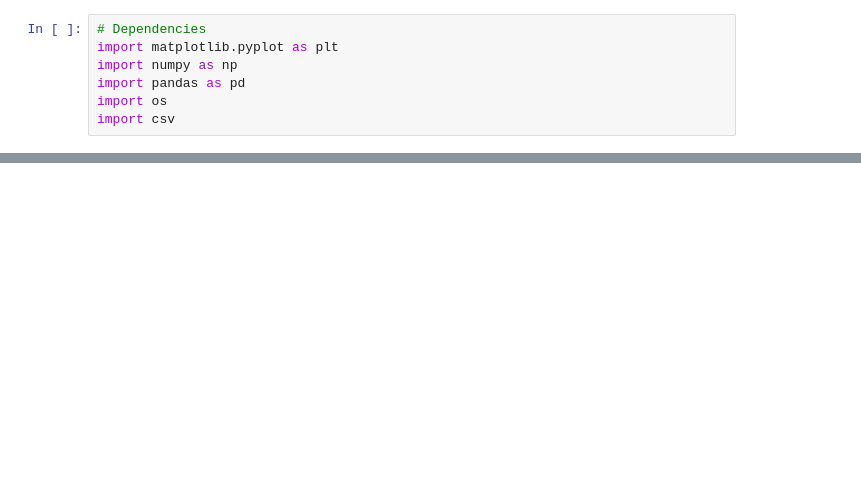
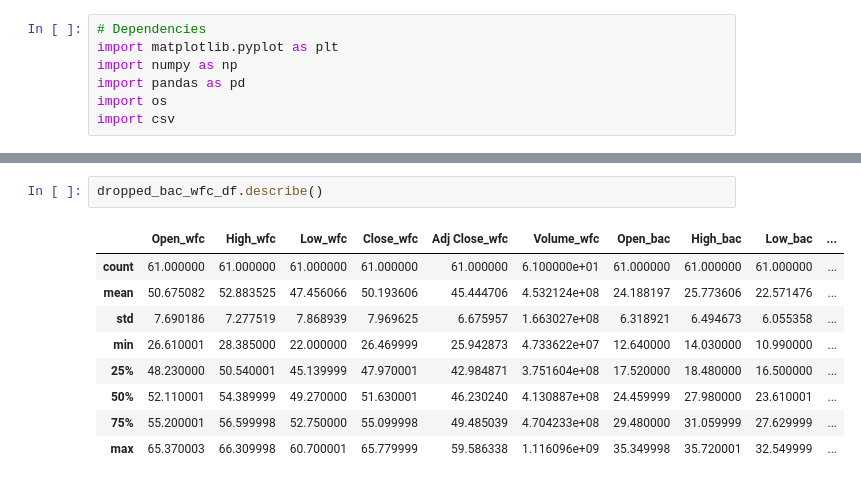
Before and after one commit to IrinaUX/Project1, a Jupyter notebook: Untitled.ipynb, the cells around one changed output, grey strips where cells are left out. Drawn from its saved outputs; the diff is of its cells as text; blank space fills up the shorter version.

```diff
--- a/Untitled.ipynb
+++ b/Untitled.ipynb
@@ -81,0 +122,12 @@ BAC = pd.read_csv(os.path.join(path, "FinancialServices_Banks/BAC.csv"))
+# %%
+dropped_bac_wfc_df.describe()
+# %% [output]
+|  | Open_wfc | High_wfc | Low_wfc | Close_wfc | Adj Close_wfc | Volume_wfc | Open_bac | High_bac | Low_bac | ... |
+| count | 61.000000 | 61.000000 | 61.000000 | 61.000000 | 61.000000 | 6.100000e+01 | 61.000000 | 61.000000 | 61.000000 | ... |
+| mean | 50.675082 | 52.883525 | 47.456066 | 50.193606 | 45.444706 | 4.532124e+08 | 24.188197 | 25.773606 | 22.571476 | ... |
+| std | 7.690186 | 7.277519 | 7.868939 | 7.969625 | 6.675957 | 1.663027e+08 | 6.318921 | 6.494673 | 6.055358 | ... |
+| min | 26.610001 | 28.385000 | 22.000000 | 26.469999 | 25.942873 | 4.733622e+07 | 12.640000 | 14.030000 | 10.990000 | ... |
+| 25% | 48.230000 | 50.540001 | 45.139999 | 47.970001 | 42.984871 | 3.751604e+08 | 17.520000 | 18.480000 | 16.500000 | ... |
+| 50% | 52.110001 | 54.389999 | 49.270000 | 51.630001 | 46.230240 | 4.130887e+08 | 24.459999 | 27.980000 | 23.610001 | ... |
+| 75% | 55.200001 | 56.599998 | 52.750000 | 55.099998 | 49.485039 | 4.704233e+08 | 29.480000 | 31.059999 | 27.629999 | ... |
+| max | 65.370003 | 66.309998 | 60.700001 | 65.779999 | 59.586338 | 1.116096e+09 | 35.349998 | 35.720001 | 32.549999 | ... |
```
Also changed, not shown: parts of 13 cells of this notebook.
